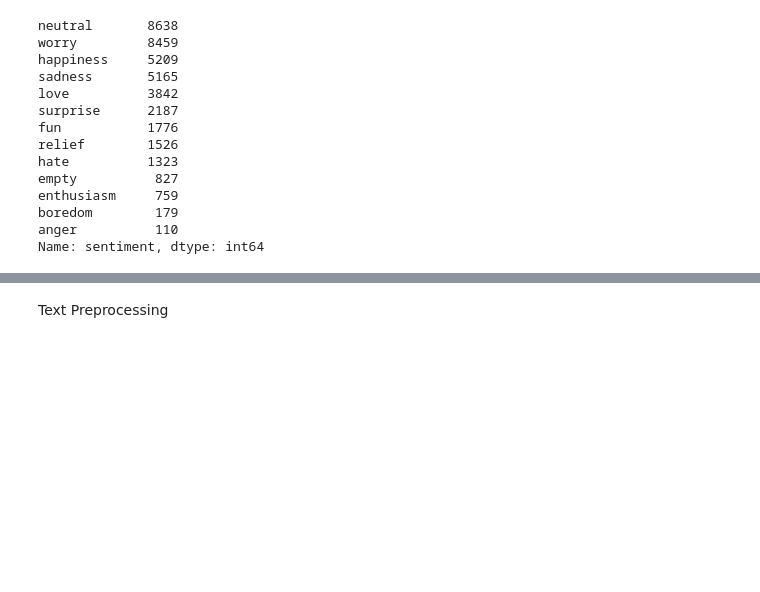
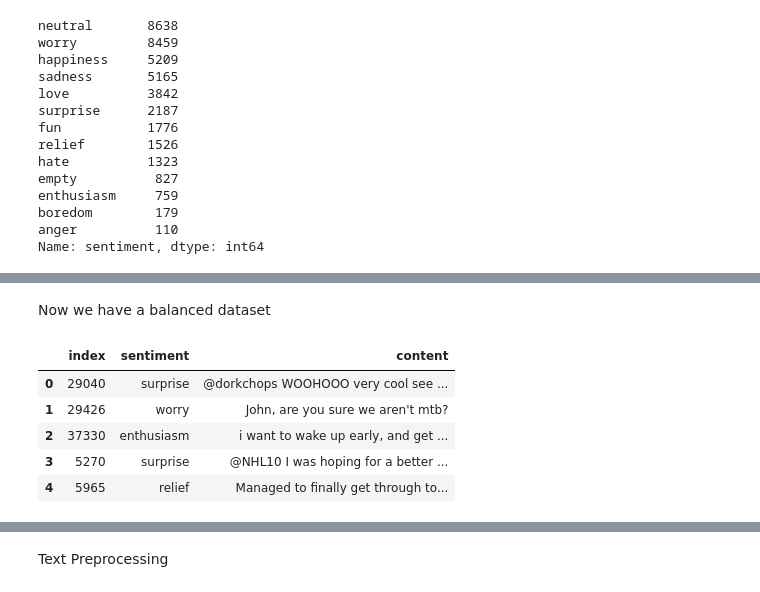
Before and after one commit to abhi-11nav/Text-Emotion-Detection, a Jupyter notebook: Text_Emotion_Detection.ipynb, the cells around one changed output, grey strips where cells are left out. Saved outputs shown, nothing was run; the diff lists cells and outputs as text; code cells hidden in the pictures; blank space fills up the shorter version.

```diff
--- a/Text_Emotion_Detection.ipynb
+++ b/Text_Emotion_Detection.ipynb
@@ -77,0 +110,7 @@ The data seems imbalanced. Let us deal with it after a bit
+# %%
+labels = [label for label in data["sentiment"].unique()]
+# %%
+balanced_df = pd.DataFrame()
+
+for label in labels:
+  balanced_df = pd.concat([data[data["sentiment"]==label].sample(759),balanced_df], axis=0)
@@ -77,0 +132,2 @@ The data seems imbalanced. Let us deal with it after a bit
+# %% [markdown]
+ Now we have a balanced dataset
@@ -77,0 +140,9 @@ The data seems imbalanced. Let us deal with it after a bit
+# %%
+balanced_df.head()
+# %% [output]
+|  | index | sentiment | content |
+| 0 | 29040 | surprise | @dorkchops WOOHOOO very cool see ... |
+| 1 | 29426 | worry | John, are you sure we aren't mtb? |
+| 2 | 37330 | enthusiasm | i want to wake up early, and get ... |
+| 3 | 5270 | surprise | @NHL10 I was hoping for a better ... |
+| 4 | 5965 | relief | Managed to finally get through to... |
```
Also changed, not shown: parts of 72 cells of this notebook.
